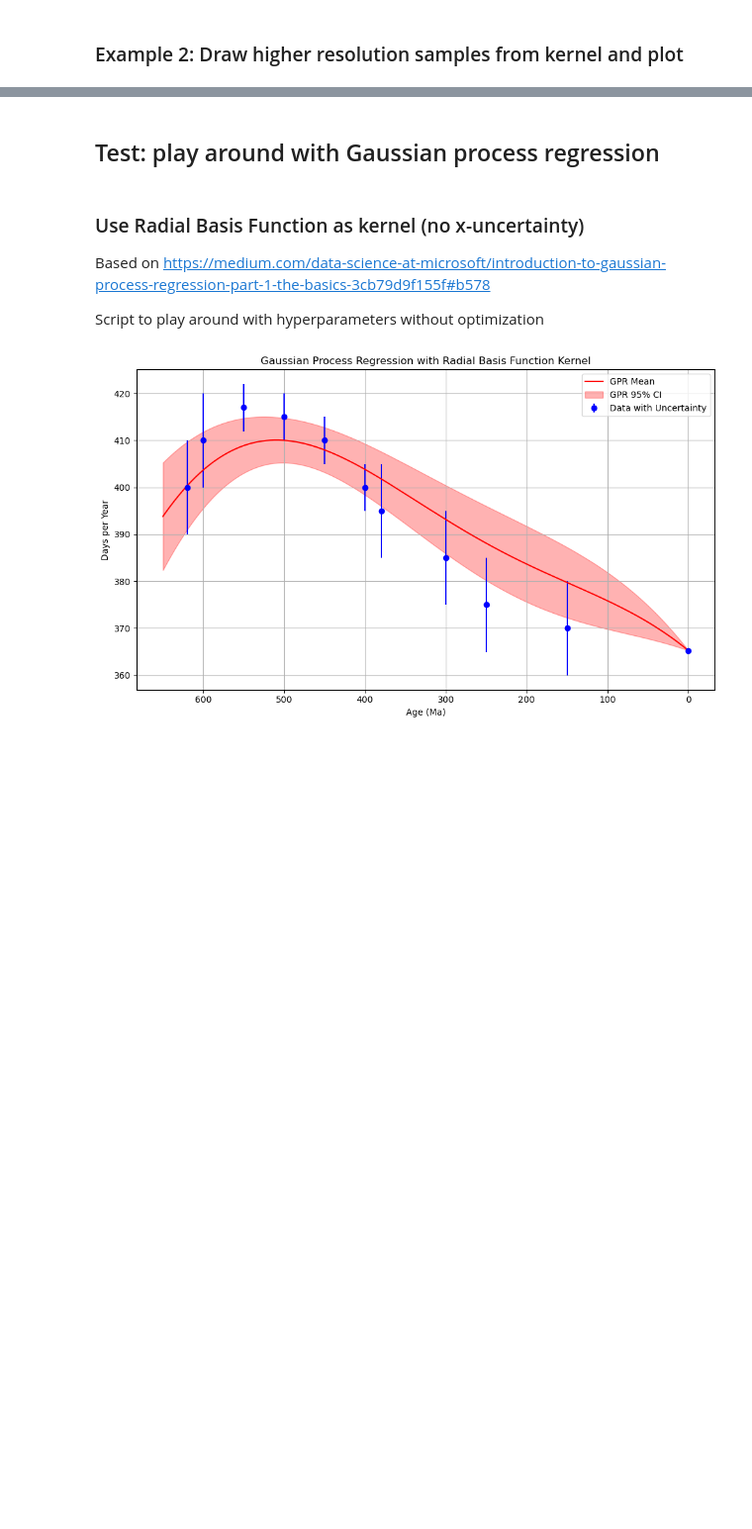
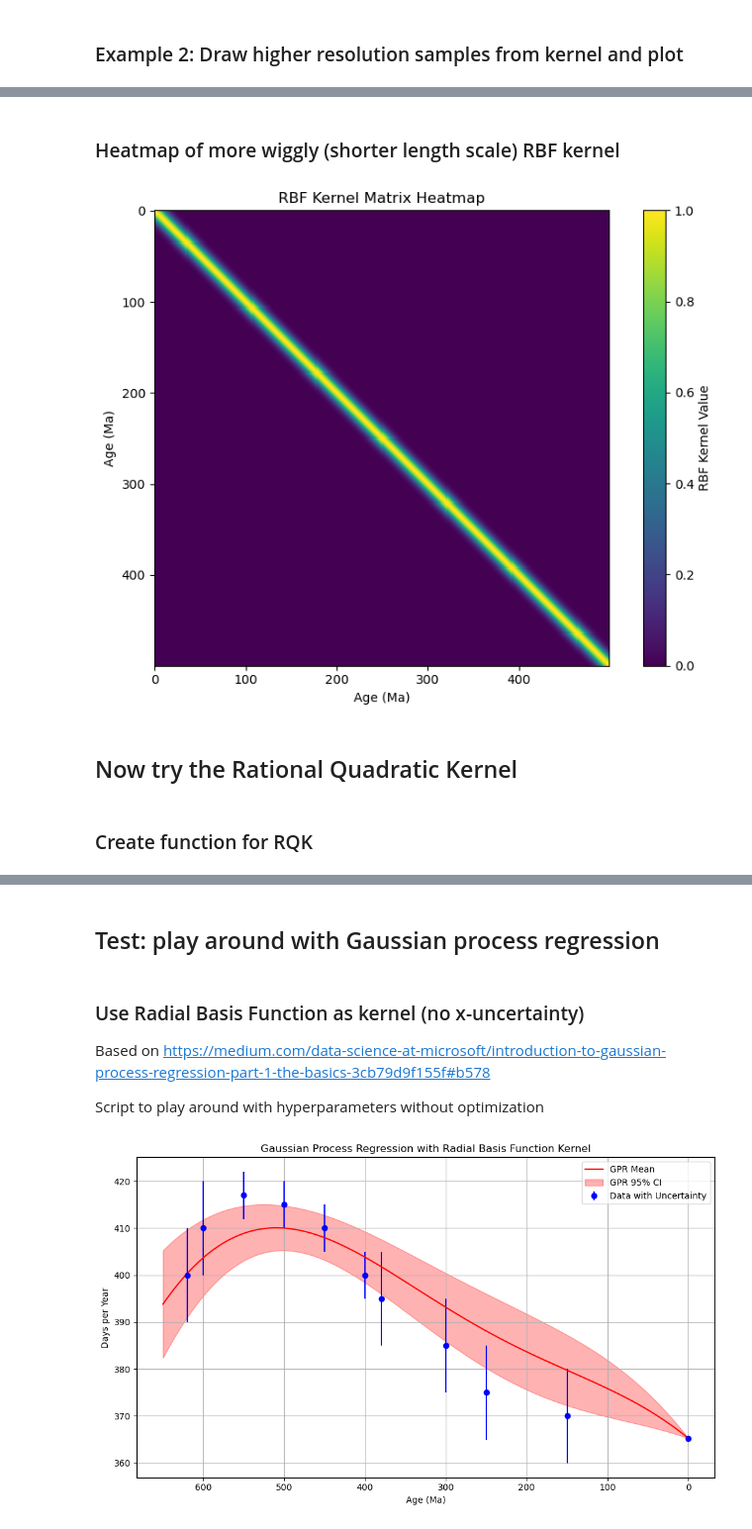
Before and after one commit to nielsjdewinter/Earth_Moon_Gaussian_process, a Jupyter notebook: EMGaussian_pilot1.ipynb, the cells around one changed output, grey strips where cells are left out. Shown at 99% size. Drawn from its saved outputs; the diff is of its cells as text; code cells hidden in the pictures; blank space fills up the shorter version.

```diff
--- a/EMGaussian_pilot1.ipynb
+++ b/EMGaussian_pilot1.ipynb
@@ -149,0 +179,20 @@ plt.show()
+# %% [markdown]
+### Heatmap of more wiggly (shorter length scale) RBF kernel
+# %%
+mat_rbf = rbf_kernel(np.linspace(0, 650, 500).reshape(-1, 1), np.linspace(0, 650, 500).reshape(-1, 1), lengthscale=10, variance=1.0)
+# Plot the RBF matrix as heatmap
+plt.figure(figsize=(8, 6))
+plt.imshow(mat_rbf, cmap='viridis', interpolation='nearest')
+plt.colorbar(label='RBF Kernel Value')
+plt.title('RBF Kernel Matrix Heatmap')
+plt.xlabel('Age (Ma)')
+plt.ylabel('Age (Ma)')
+# plt.xticks(ticks=np.linspace(0, 650, 500).reshape(-1, 1), labels=np.linspace(0, 650, 500).reshape(-1, 1), rotation=45)
+# plt.yticks(ticks=np.linspace(0, 650, 500).reshape(-1, 1), labels=np.linspace(0, 650, 500).reshape(-1, 1))
+plt.tight_layout()
+# %% [output]
+[figure, added]
+# %% [markdown]
+## Now try the Rational Quadratic Kernel
+# %% [markdown]
+### Create function for RQK
```
Also changed, not shown: parts of 39 cells of this notebook.
